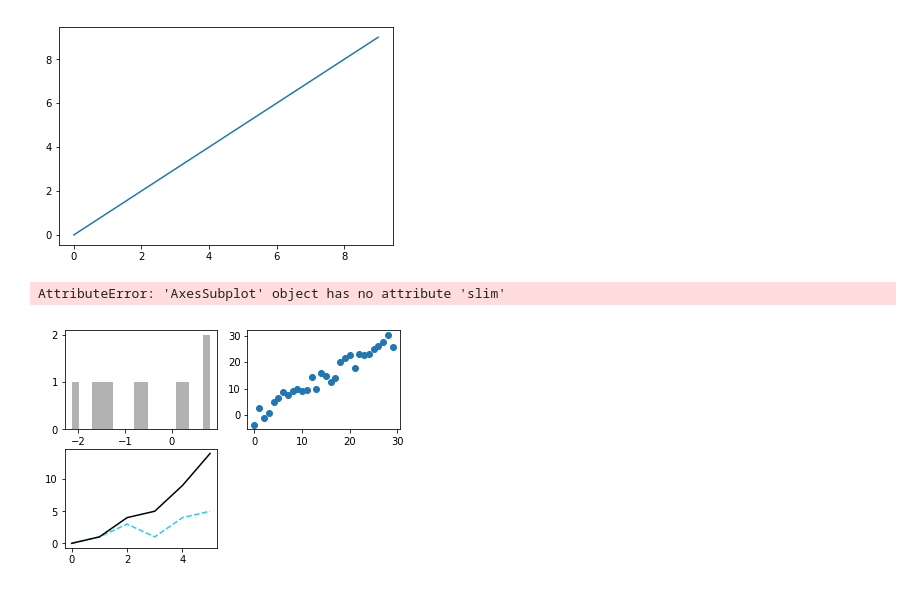
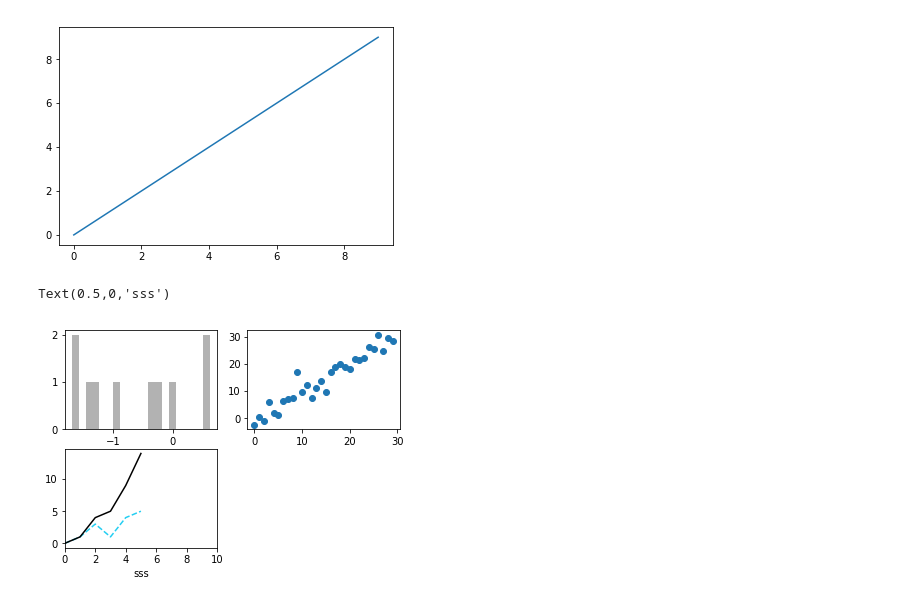
Before and after one commit to golangdeveloper/pythonnotes, a Jupyter notebook: matplotlib/matplotlib.ipynb, the cells around one changed output. Cells and saved outputs as stored; diff of their text form; code cells hidden in the pictures.

```diff
--- a/matplotlib/matplotlib.ipynb
+++ b/matplotlib/matplotlib.ipynb
@@ -8,30 +8,30 @@ plt.plot(np.arange(10))
 # %%
 # Figure ，axes对象
 
 import matplotlib.pyplot as plt
 import numpy as np
 
 fig=plt.figure()
 
 add_subplot1=fig.add_subplot(2,2,1)
 # 利用axessubplot对象绘制
 add_subplot1.hist(np.random.randn(10),bins=20,color='k',alpha=0.3)
 
 # 绘制点
 add_subplot2=fig.add_subplot(2,2,2)
 add_subplot2.scatter(np.arange(30),np.arange(30)+3*np.random.randn(30))
 
 # 绘制虚线
 add_subplot3=fig.add_subplot(2,2,3)
 a=np.array([0,1,3,1,4,5])
 plt.plot(a,'k--',color='#23CEF2')
 plt.plot(a.cumsum(),'k-')
 
 # 设置刻度范围
-add_subplot3.xlim(0,10)
+plt.xlim([0,10])
 
 # 设置刻度的标签
 add_subplot3.set_xlabel('sss')
 # %% [output]
-AttributeError: 'AxesSubplot' object has no attribute 'slim'
+Text(0.5,0,'sss')
-[figure, old version]
+[figure, new version]
```
Also changed, not shown: parts of 2 cells of this notebook, 2 other files.
